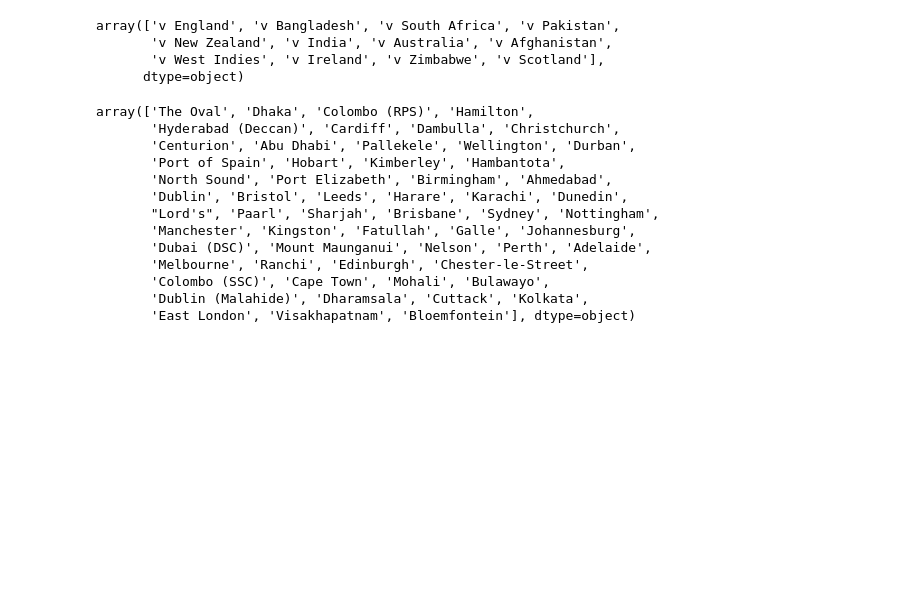
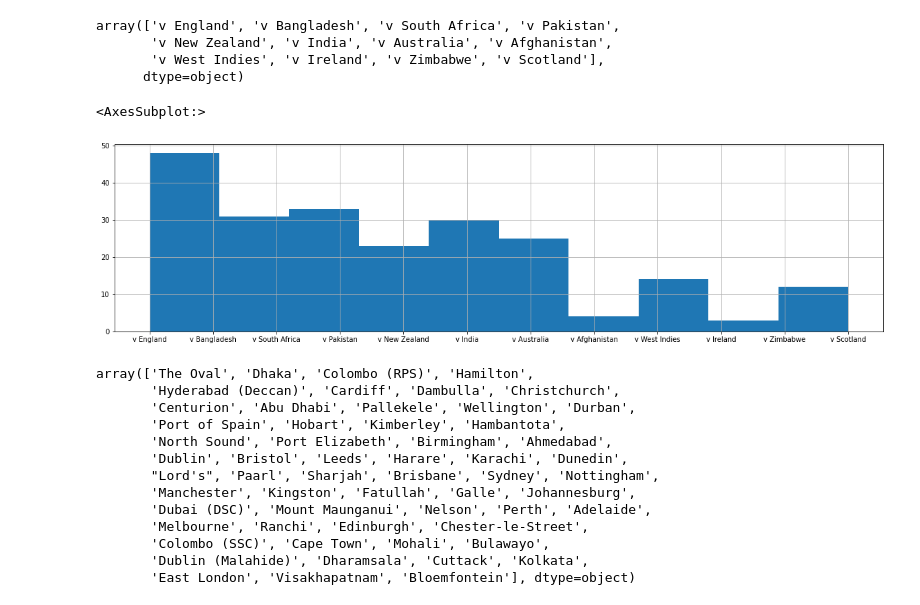
Before and after one commit to ThejakaSEP/Cricket, a Jupyter notebook: Feature Significance.ipynb, the cells around one changed output. Drawn from its saved outputs; the diff is of its cells as text; code cells hidden in the pictures; blank space fills up the shorter version.

```diff
--- a/Feature Significance.ipynb
+++ b/Feature Significance.ipynb
@@ -89,6 +97,12 @@ array(['v England', 'v Bangladesh', 'v South Africa', 'v Pakistan',
        'v New Zealand', 'v India', 'v Australia', 'v Afghanistan',
        'v West Indies', 'v Ireland', 'v Zimbabwe', 'v Scotland'],
       dtype=object)
+# %%
+#Histogram for Opposition
+df['Opposition'].hist(figsize = (20, 5))
+# %% [output]
+<AxesSubplot:>
+[figure, added]
 # %%
 # Let's replace these values with int
 for i in range(len(result2)):
```
Also changed, not shown: parts of 13 cells of this notebook.
